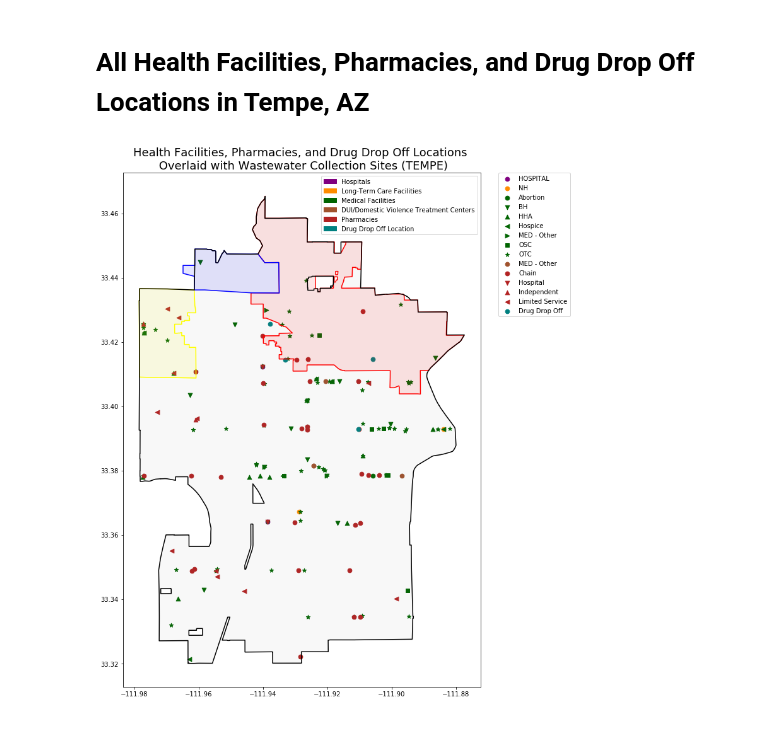
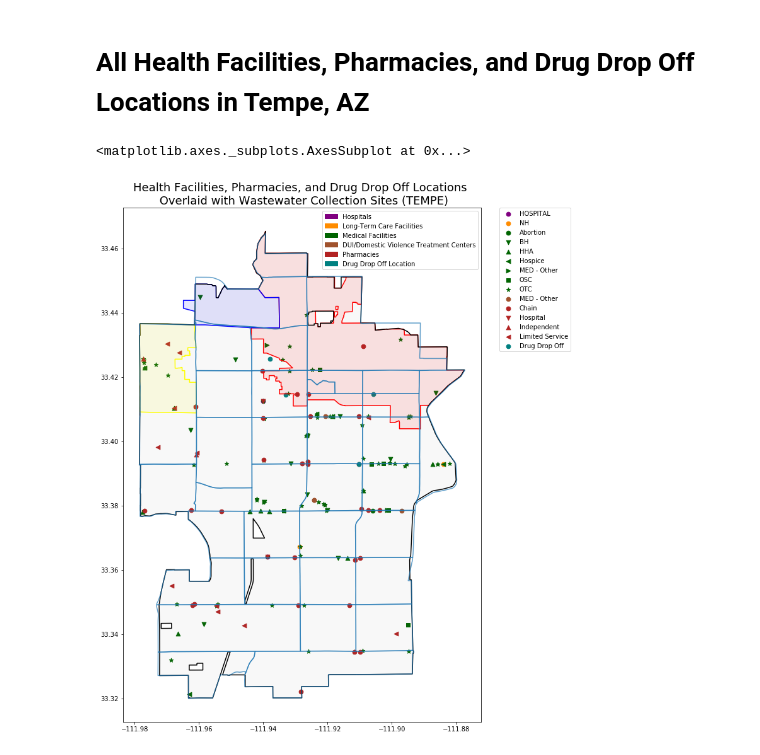
Before and after one commit to akinbule/OpioidsWastewaterPilot, a Jupyter notebook: TempeFacilitiesMMW.ipynb, the cells around one changed output. Drawn from its saved outputs; the diff is of its cells as text; code cells hidden in the pictures.

```diff
--- a/TempeFacilitiesMMW.ipynb
+++ b/TempeFacilitiesMMW.ipynb
@@ -625,3 +625,5 @@ bdry.boundary.plot(ax=ax, color='black')
 [figure]
 # %% [markdown]
 # All Health Facilities, Pharmacies, and Drug Drop Off Locations in Tempe, AZ
+# %%
+tempe = gpd.read_file("https://services.arcgis.com/lQySeXwbBg53XWDi/arcgis/rest/services/Map/FeatureServer/0/query?where=OBJECTID+%3E+0+&objectIds=&time=&geometry=&geometryType=esriGeometryEnvelope&inSR=&spatialRel=esriSpatialRelIntersects&resultType=none&distance=0.0&units=esriSRUnit_Meter&returnGeodetic=false&outFields=*&returnGeometry=true&returnCentroid=false&featureEncoding=esriDefault&multipatchOption=xyFootprint&maxAllowableOffset=&geometryPrecision=&outSR=4326&datumTransformation=&applyVCSProjection=false&returnIdsOnly=false&returnUniqueIdsOnly=false&returnCountOnly=false&returnExtentOnly=false&returnQueryGeometry=false&returnDistinctValues=false&cacheHint=false&orderByFields=&groupByFieldsForStatistics=&outStatistics=&having=&resultOffset=&resultRecordCount=&returnZ=false&returnM=false&returnExceededLimitFeatures=true&quantizationParameters=&sqlFormat=none&f=pgeojson&token=")
@@ -648,33 +670,34 @@ for i in range(len(casesd)):
 
 for i in range(len(casesp)):
     geo_p[geo_p['Subtype']==casesp[i]].plot(ax=ax, marker=markers[i],markersize=45, label=str(casesp[i]),
                                              color='firebrick')
 
 geo_dd.plot(ax=ax,markersize=45, label="Drug Drop Off",color='teal')
 
 leg1 = ax.legend(bbox_to_anchor=(1.05, 1), loc='upper left', borderaxespad=0.)
 
 #colors for color legend
 h = mpatches.Patch(color='purple',label='Hospitals')
 lt = mpatches.Patch(color='darkorange',label = 'Long-Term Care Facilities')
 mf = mpatches.Patch(color='darkgreen',label = 'Medical Facilities')
 dui = mpatches.Patch(color = 'sienna',label = 'DUI/Domestic Violence Treatment Centers')
 p = mpatches.Patch(color='firebrick',label = 'Pharmacies')
 dd = mpatches.Patch(color='teal',label = 'Drug Drop Off Location')
 l2 = plt.legend(handles=[h,lt,mf,dui,p,dd],loc='upper right')
 
 ax.add_artist(leg1)
 
 
 sa[sa['Site'] == 'TP02'].plot(ax=ax,color='red',alpha=0.1)
 sa[sa['Site'] == 'TP02'].boundary.plot(ax=ax,color='red')
 sa[sa['Site'] == 'TP04'].plot(ax=ax, color = 'yellow',alpha=0.1)
 sa[sa['Site'] == 'TP04'].boundary.plot(ax=ax, color = 'yellow')
 sa[sa['Site'] == 'TP05'].plot(ax=ax, color = 'blue',alpha=0.1)
 sa[sa['Site'] == 'TP05'].boundary.plot(ax=ax, color = 'blue')
 bdry.boundary.plot(ax=ax, color='black')
 bdry.plot(ax=ax, color='grey',alpha=0.05)
-
-plt.savefig('HealthFacilitiesPharmaciesDrugDropMap.png')
+tempe.boundary.plot(ax=ax, alpha=0.7)
+#plt.savefig('HealthFacilitiesPharmaciesDrugDropMap.png')
 # %% [output]
+<matplotlib.axes._subplots.AxesSubplot at 0x...>
-[figure, old version]
+[figure, new version]
```
Also changed, not shown: parts of 1 cell of this notebook, 7 other files.
